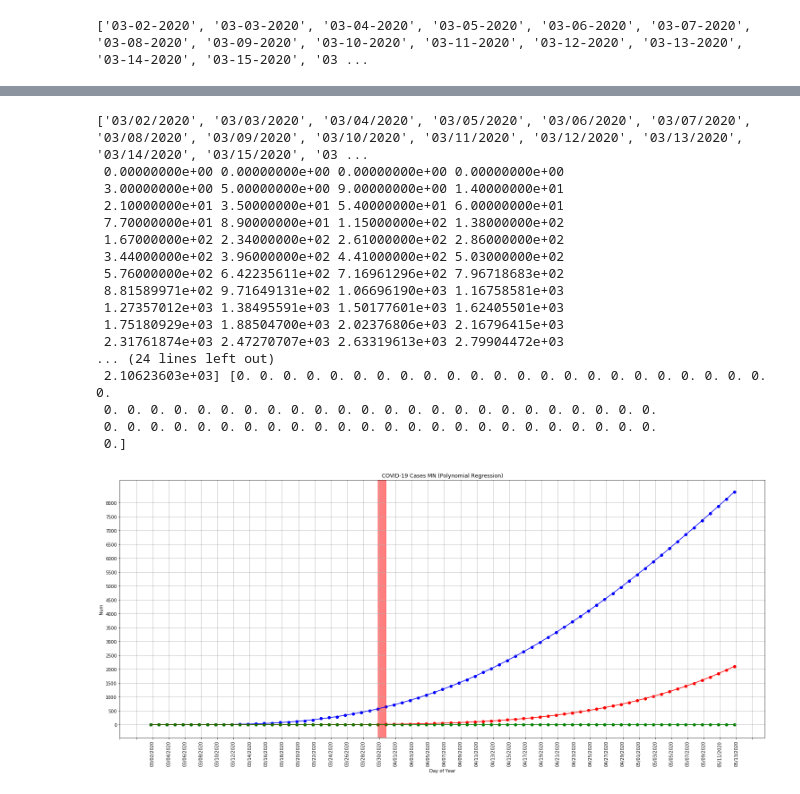
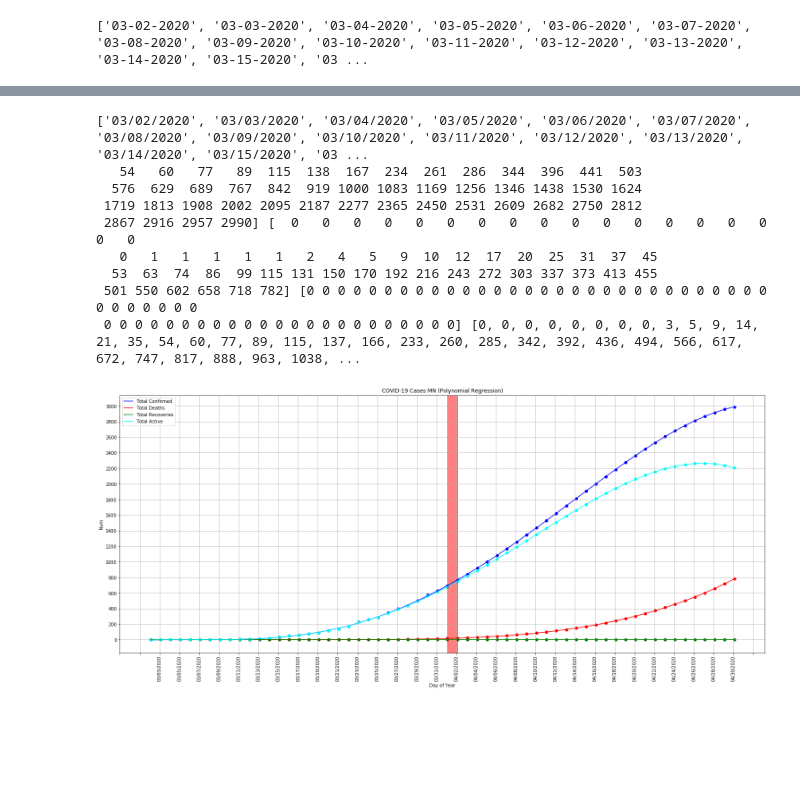
Before and after one commit to fuzzbient/jupyter, a Jupyter notebook: 20200323 COVID Regressions MN.ipynb, the cells around one changed output, grey strips where cells are left out. Drawn from its saved outputs; the diff is of its cells as text; code cells hidden in the pictures; blank space fills up the shorter version.

Commit message:
2020-04-02 Runs
Added active cases

```diff
--- a/20200323 COVID Regressions MN.ipynb
+++ b/20200323 COVID Regressions MN.ipynb
@@ -159,47 +183,42 @@ import datetime
 casesfuture = cases[:]
 deathsfuture = deaths[:]
 recoveriesfuture = recoveries[:]
+activefuture = active[:]
+
 datetimesfuture = datetimes[:]
 datesfuture = [pd.to_datetime(date, infer_datetime_format=True) for date in dates]
 nowstart = datesfuture[-1].strftime("%m/%d/%Y")
 nowend = (datesfuture[-1] + datetime.timedelta(days=1)).strftime("%m/%d/%Y")
 
-for dayofyear in range(datetimes[-1] + 1, datetimes[-1] + 45):
+for dayofyear in range(datetimes[-1] + 1, datetimes[-1] + 30):
     datetimesfuture.append(dayofyear)
     datesfuture.append(datesfuture[-1] + datetime.timedelta(days=1))
-    numpredict = pol_reg.predict(poly_reg.fit_transform([[dayofyear]])).item(0,0)
-    numpredict_d = pol_reg_d.predict(poly_reg_d.fit_transform([[dayofyear]])).item(0,0)
-    numpredict_r = pol_reg_r.predict(poly_reg_r.fit_transform([[dayofyear]])).item(0,0)
+    numpredict = int(pol_reg.predict(poly_reg.fit_transform([[dayofyear]])).item(0,0))
+    numpredict_d = int(pol_reg_d.predict(poly_reg_d.fit_transform([[dayofyear]])).item(0,0))
+    numpredict_r = int(pol_reg_r.predict(poly_reg_r.fit_transform([[dayofyear]])).item(0,0))
     if numpredict <= 0.0:
-        numpredict = 0.0
+        numpredict = 0
     casesfuture = np.append(casesfuture, numpredict)
     deathsfuture = np.append(deathsfuture, numpredict_d)
     recoveriesfuture = np.append(recoveriesfuture, numpredict_r)
+    activefuture.append(numpredict - (numpredict_d + numpredict_r))
     if numpredict <= 0.0:
         break
 
 # Convert all datetimes to strings for xlabel
 datesfuture[:] = [date.strftime("%m/%d/%Y") for date in datesfuture]
 
-print(datesfuture, datetimesfuture, casesfuture, deathsfuture, recoveriesfuture)
+print(datesfuture, datetimesfuture, casesfuture, deathsfuture, recoveriesfuture, activefuture)
 # %% [output]
 ['03/02/2020', '03/03/2020', '03/04/2020', '03/05/2020', '03/06/2020', '03/07/2020', '03/08/2020', '03/09/2020', '03/10/2020', '03/11/2020', '03/12/2020', '03/13/2020', '03/14/2020', '03/15/2020', '03 ...
- 0.00000000e+00 0.00000000e+00 0.00000000e+00 0.00000000e+00
- 3.00000000e+00 5.00000000e+00 9.00000000e+00 1.40000000e+01
- 2.10000000e+01 3.50000000e+01 5.40000000e+01 6.00000000e+01
- 7.70000000e+01 8.90000000e+01 1.15000000e+02 1.38000000e+02
- 1.67000000e+02 2.34000000e+02 2.61000000e+02 2.86000000e+02
- 3.44000000e+02 3.96000000e+02 4.41000000e+02 5.03000000e+02
- 5.76000000e+02 6.42235611e+02 7.16961296e+02 7.96718683e+02
- 8.81589971e+02 9.71649131e+02 1.06696190e+03 1.16758581e+03
- 1.27357012e+03 1.38495591e+03 1.50177601e+03 1.62405501e+03
- 1.75180929e+03 1.88504700e+03 2.02376806e+03 2.16796415e+03
- 2.31761874e+03 2.47270707e+03 2.63319613e+03 2.79904472e+03
-... (24 lines left out)
- 2.10623603e+03] [0. 0. 0. 0. 0. 0. 0. 0. 0. 0. 0. 0. 0. 0. 0. 0. 0. 0. 0. 0. 0. 0. 0. 0.
- 0. 0. 0. 0. 0. 0. 0. 0. 0. 0. 0. 0. 0. 0. 0. 0. 0. 0. 0. 0. 0. 0. 0. 0.
- 0. 0. 0. 0. 0. 0. 0. 0. 0. 0. 0. 0. 0. 0. 0. 0. 0. 0. 0. 0. 0. 0. 0. 0.
- 0.]
+   54   60   77   89  115  138  167  234  261  286  344  396  441  503
+  576  629  689  767  842  919 1000 1083 1169 1256 1346 1438 1530 1624
+ 1719 1813 1908 2002 2095 2187 2277 2365 2450 2531 2609 2682 2750 2812
+ 2867 2916 2957 2990] [  0   0   0   0   0   0   0   0   0   0   0   0   0   0   0   0   0   0
+   0   1   1   1   1   1   2   4   5   9  10  12  17  20  25  31  37  45
+  53  63  74  86  99 115 131 150 170 192 216 243 272 303 337 373 413 455
+ 501 550 602 658 718 782] [0 0 0 0 0 0 0 0 0 0 0 0 0 0 0 0 0 0 0 0 0 0 0 0 0 0 0 0 0 0 0 0 0 0 0 0 0
+ 0 0 0 0 0 0 0 0 0 0 0 0 0 0 0 0 0 0 0 0 0 0 0] [0, 0, 0, 0, 0, 0, 0, 0, 3, 5, 9, 14, 21, 35, 54, 60, 77, 89, 115, 137, 166, 233, 260, 285, 342, 392, 436, 494, 566, 617, 672, 747, 817, 888, 963, 1038, ...
 # %%
 xfd = np.array(datesfuture)
 xfd = xfd.reshape(len(xfd),1)
@@ -215,6 +234,9 @@ yf_d = yf_d.reshape(len(yf_d),1)
 
 yf_r = np.array(recoveriesfuture)
 yf_r = yf_r.reshape(len(yf_r),1)
+
+yf_a = np.array(activefuture)
+yf_a = yf_a.reshape(len(yf_a),1)
 # %%
 # Splitting the dataset into the Training set and Test set
 xf_trainp, xf_testp, yf_trainp, yf_testp = train_test_split(xf, yf, test_size=0.2, random_state=0)
@@ -231,42 +253,44 @@ x_polyf_d = poly_regf_d.fit_transform(xf)
 pol_regf_d = LinearRegression()
 pol_regf_d.fit(x_polyf_d, yf_d)
 
 #Recoveries
 poly_regf_r = PolynomialFeatures(degree=4)
 x_polyf_r = poly_regf_r.fit_transform(xf)
 pol_regf_r = LinearRegression()
 pol_regf_r.fit(x_polyf_r, yf_r)
 
+#Active
+poly_regf_a = PolynomialFeatures(degree=4)
+x_polyf_a = poly_regf_a.fit_transform(xf)
+pol_regf_a = LinearRegression()
+pol_regf_a.fit(x_polyf_a, yf_a)
+
 # Visualizing the Polymonial Regression results
 def vizf_polymonial():
     fig = plt.figure(figsize=(25,10))
     axes = fig.add_axes([0.0,0.0,0.8,0.8])
-
-    #Cases
     axes.scatter(datesfuture, yf, color='blue')
-    axes.plot(datesfuture, pol_regf.predict(poly_regf.fit_transform(xf)), color='blue')
-
-    #Deaths
     axes.scatter(datesfuture, yf_d, color='red')
-    axes.plot(datesfuture, pol_regf_d.predict(poly_regf_d.fit_transform(xf)), color='red')
-
-    #Recoveries
     axes.scatter(datesfuture, yf_r, color='green')
-    axes.plot(datesfuture, pol_regf_r.predict(poly_regf_r.fit_transform(xf)), color='green')
-
+    axes.scatter(datesfuture, yf_a, color='cyan')
+    axes.plot(datesfuture, pol_regf.predict(poly_regf.fit_transform(xf)), color='blue', label='Total Confirmed')
+    axes.plot(datesfuture, pol_regf_d.predict(poly_regf_d.fit_transform(xf)), color='red', label='Total Deaths')
+    axes.plot(datesfuture, pol_regf_r.predict(poly_regf_r.fit_transform(xf)), color='green', label='Total Recoveries')
+    axes.plot(datesfuture, pol_regf_a.predict(poly_regf_a.fit_transform(xf)), color='cyan', label='Total Active')
+    axes.legend()
     #axes.ticklabel_format(useOffset=False, style='plain')
     plt.title('COVID-19 Cases MN (Polynomial Regression)')
     plt.xlabel('Day of Year')
     plt.ylabel('Num')
-    axes.set_yticks(np.arange(0, max(casesfuture) + 100, 500))
+    axes.set_yticks(np.arange(0, max(casesfuture) + 100, 200))
     plt.grid()
     start, end = axes.get_xlim()
     stepsize = 2
     axes.xaxis.set_ticks(np.arange(start, end, stepsize))
     plt.xticks(rotation=90)
     plt.axvspan(nowstart, nowend, color='red', alpha=0.5)
     plt.show()
     return
 vizf_polymonial()
 # %% [output]
-[figure, old version]
+[figure, new version]
```
Also changed, not shown: parts of 9 cells of this notebook, 1 other file.
